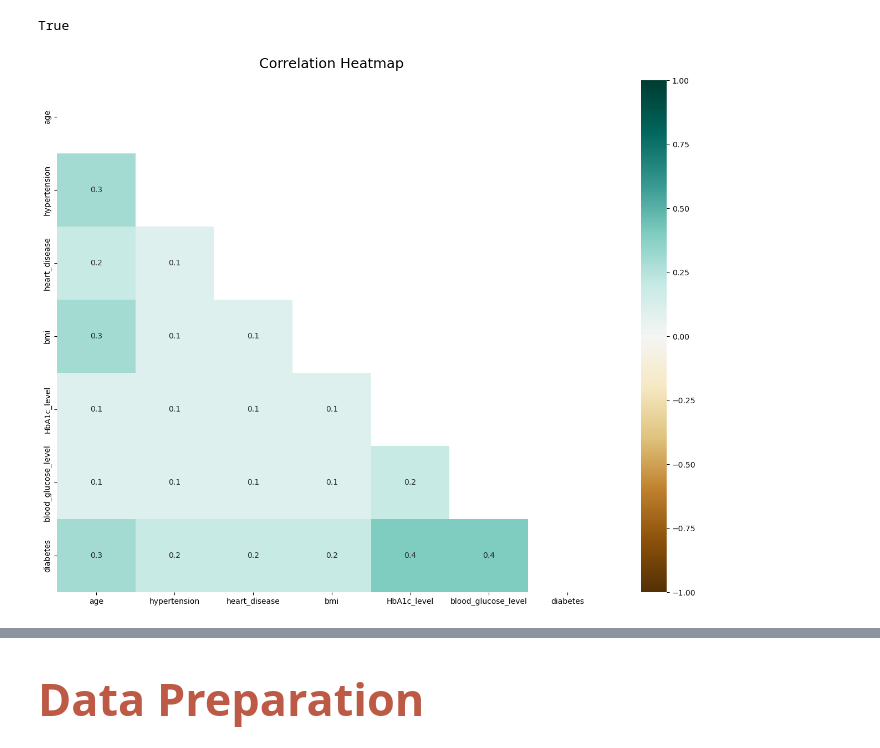
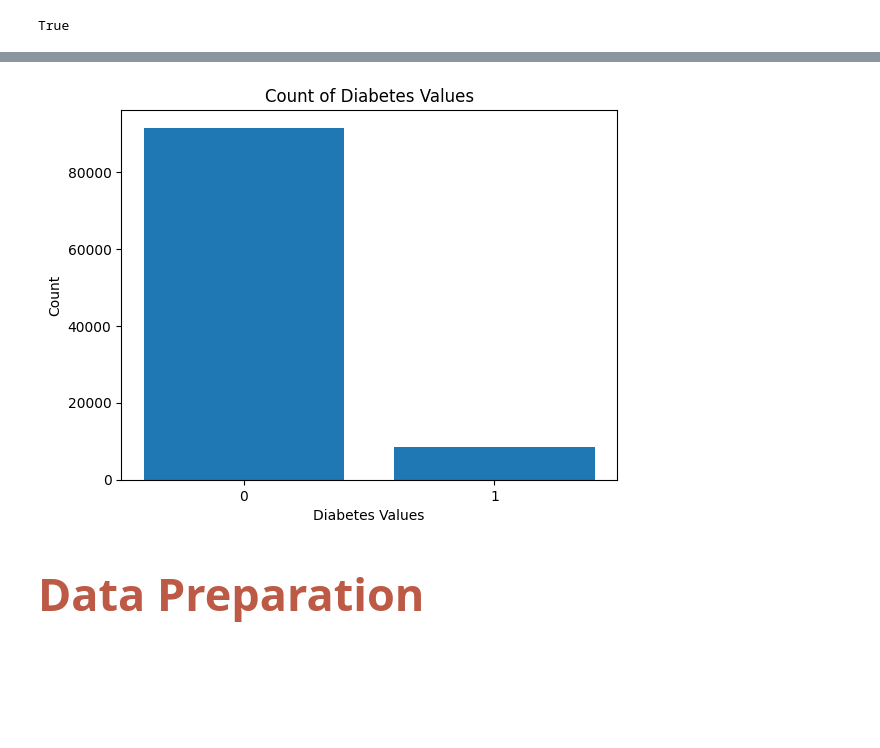
Before and after one commit to armanfeili/FDS-Final-Project, a Jupyter notebook: main.ipynb, the cells around one changed output, grey strips where cells are left out. Drawn from its saved outputs; the diff is of its cells as text; code cells hidden in the pictures; blank space fills up the shorter version.

```diff
--- a/main.ipynb
+++ b/main.ipynb
@@ -111,26 +114,15 @@ dtype: int64
 data.duplicated().sum().any()
 # %% [output]
 True
-# %%
-# Create a Correlation Heatmap
-plt.figure(figsize=(16, 12))
-mask = np.triu(np.ones_like(data.corr(), dtype=np.bool))
-heatmap = sns.heatmap(round(data.corr(),1), mask=mask, vmin=-1, vmax=1, annot=True, cmap='BrBG')
-heatmap.set_title('Correlation Heatmap', fontdict={'fontsize':18}, pad=16)
-plt.show()
-# %% [output]
-[figure, removed]
 # %%
-# Let's check the Imbalance
+# Assuming 'diabetes' is the column name
+diabetes_counts = data['diabetes'].value_counts()
 
-import plotly.express as px
-
-# Create an interactive bar chart
-fig = px.bar(data['diabetes'].value_counts().reset_index(),
-             x = 'index', y = 'diabetes',
-             labels = {'index': 'Diabates or not', 'diabetes': 'Count'},
-             title ='Distribution of Target Variable')
-fig.show()
-
-# Our data is Imbalanced
+# Creating a bar chart
+plt.bar(diabetes_counts.index, diabetes_counts.values)
+plt.xlabel('Diabetes Values')
+plt.ylabel('Count')
+plt.title('Count of Diabetes Values')
+plt.xticks(diabetes_counts.index)  # Set x-axis ticks to 0 and 1
+plt.show()
 # %% [output]
@@ -138,3 +129,4 @@ fig.show()
+[figure, added]
 # %% [markdown]
 # <span style="color:#bc5a45; font-family: Trebuchet MS; font-size: 45px; font-weight: bold;">Data Preparation</span>
 # %%
```
Also changed, not shown: parts of 7 cells of this notebook.
